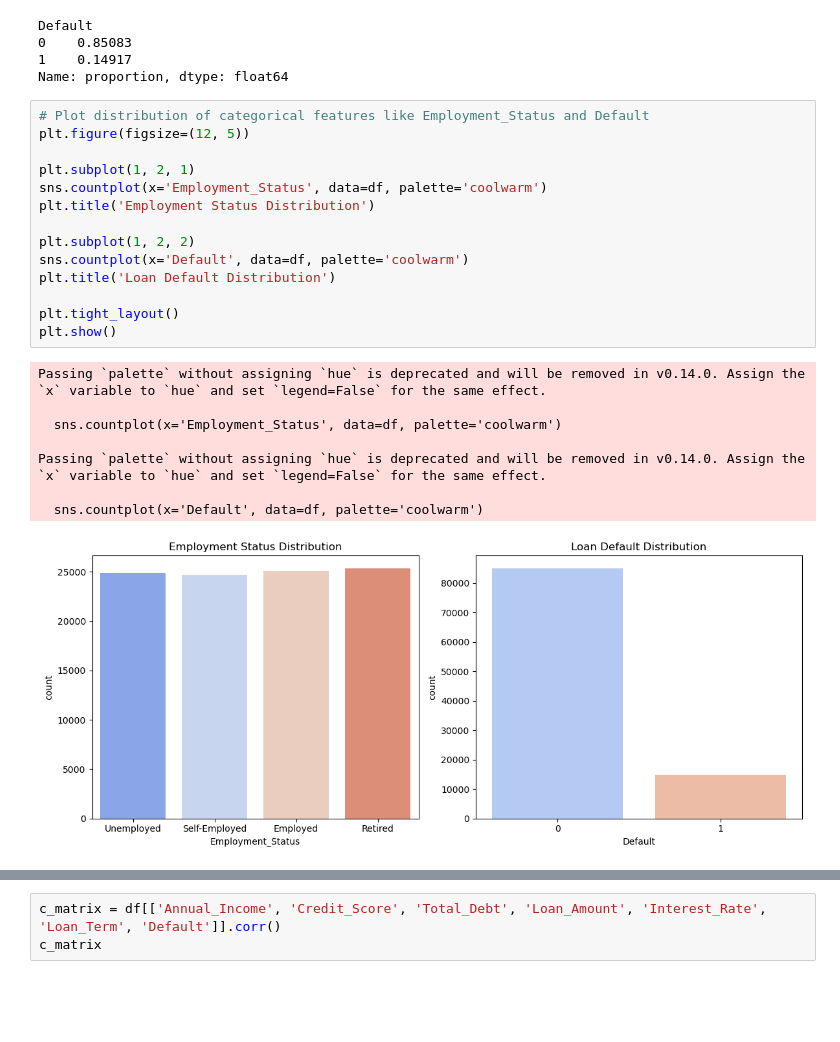
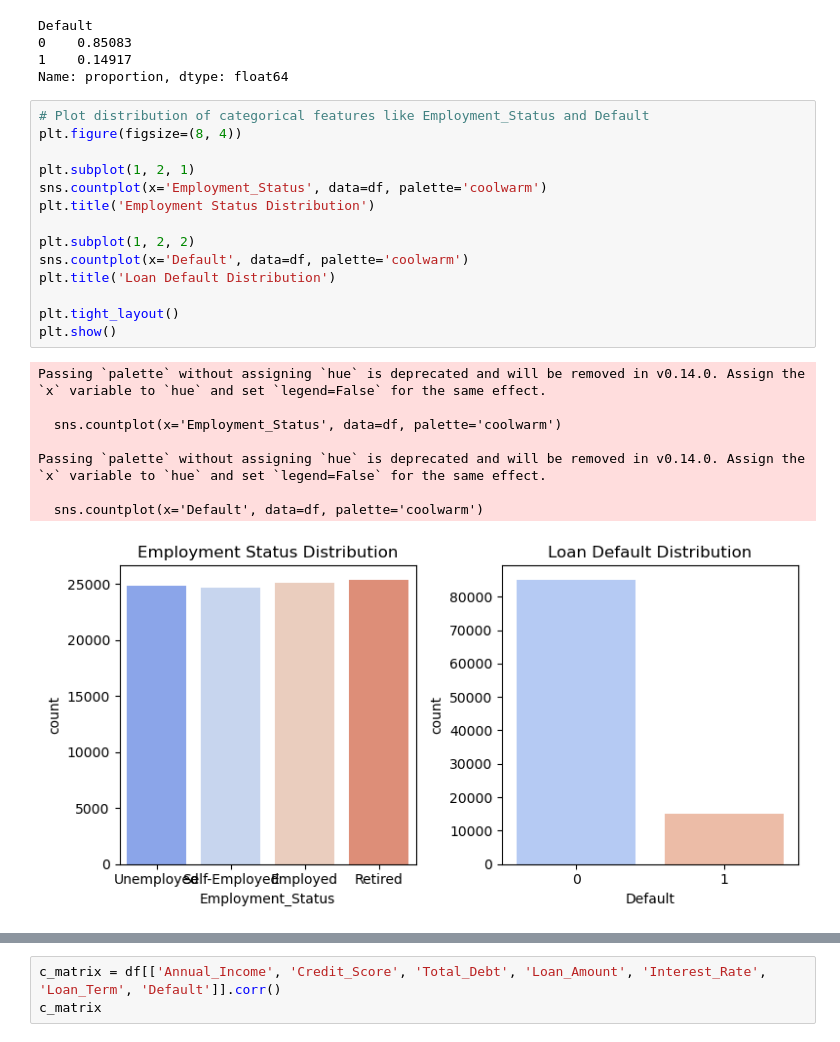
Before and after one commit to krishnabb01/Loan-Prediction, a Jupyter notebook: Loan_Predicating.ipynb, the cells around one changed output, grey strips where cells are left out. Drawn from its saved outputs; the diff is of its cells as text; blank space fills up the shorter version.

```diff
--- a/Loan_Predicating.ipynb
+++ b/Loan_Predicating.ipynb
@@ -163,27 +162,27 @@ Default
 Name: proportion, dtype: float64
 # %%
 # Plot distribution of categorical features like Employment_Status and Default
-plt.figure(figsize=(12, 5))
+plt.figure(figsize=(8, 4))
 
 plt.subplot(1, 2, 1)
 sns.countplot(x='Employment_Status', data=df, palette='coolwarm')
 plt.title('Employment Status Distribution')
 
 plt.subplot(1, 2, 2)
 sns.countplot(x='Default', data=df, palette='coolwarm')
 plt.title('Loan Default Distribution')
 
 plt.tight_layout()
 plt.show()
 # %% [output]
 Passing `palette` without assigning `hue` is deprecated and will be removed in v0.14.0. Assign the `x` variable to `hue` and set `legend=False` for the same effect.
 
   sns.countplot(x='Employment_Status', data=df, palette='coolwarm')
 
 Passing `palette` without assigning `hue` is deprecated and will be removed in v0.14.0. Assign the `x` variable to `hue` and set `legend=False` for the same effect.
 
   sns.countplot(x='Default', data=df, palette='coolwarm')
-[figure, old version]
+[figure, new version]
 # %%
 # Compare distributions of key features between default and non-default loans
 n_features = ['Annual_Income', 'Credit_Score', 'Total_Debt', 'Loan_Amount', 'Interest_Rate', 'Loan_Term']
```
Also changed, not shown: parts of 49 cells of this notebook.
